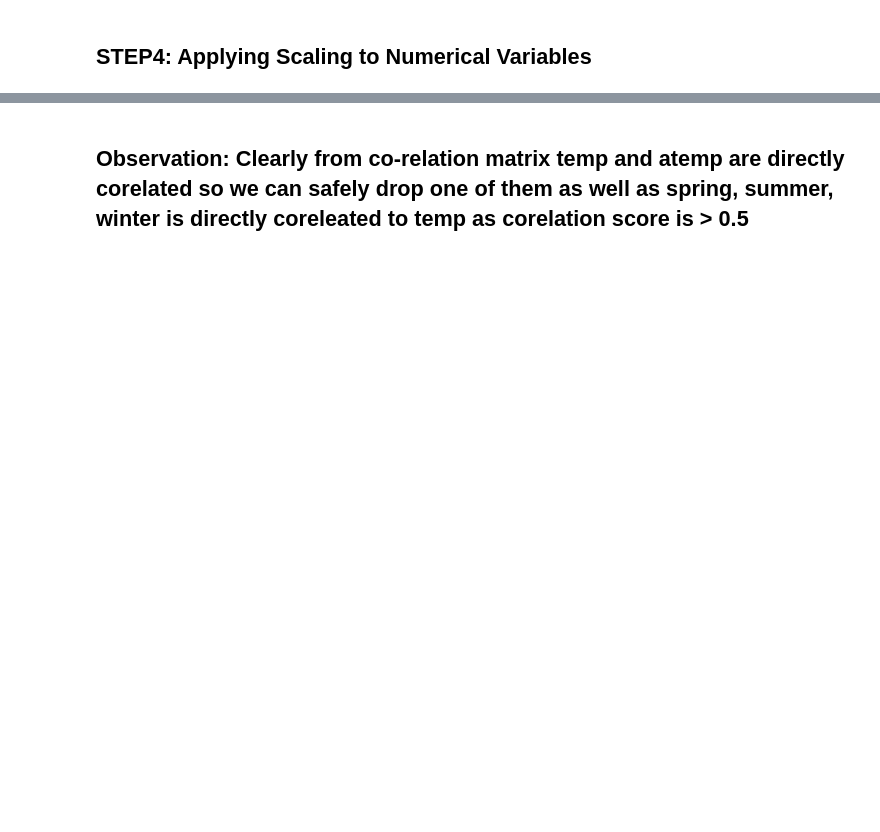
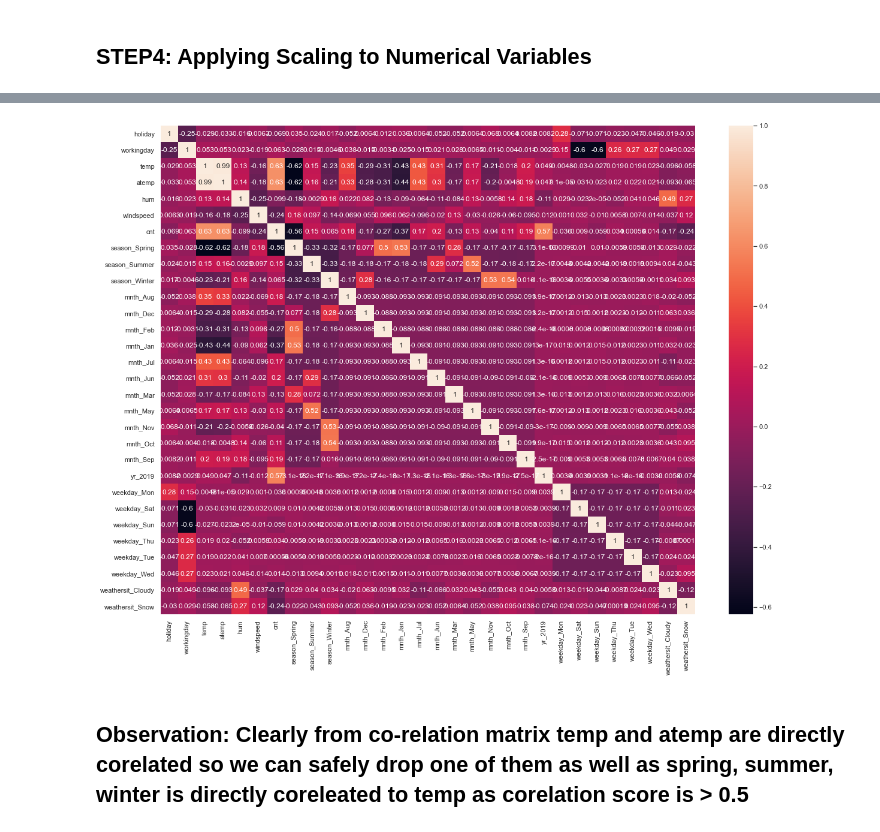
Before and after one commit to singhsushilmle/BikeSharing, a Jupyter notebook: BikeSharing.ipynb, the cells around one changed output, grey strips where cells are left out. Cells and saved outputs as stored; diff of their text form; code cells hidden in the pictures; blank space fills up the shorter version.

```diff
--- a/BikeSharing.ipynb
+++ b/BikeSharing.ipynb
@@ -265,12 +270,16 @@ plt.show()
 # %%
 ## 2(d) Convert Descrete Numerical Variable into Categorical Variable to analyse more
 #Convert weathersit,season,mnth & weekday as per data sictionary description
+
 bike['weathersit'] = bike['weathersit'].map({1:'Clear',2:'Cloudy',3:'Snow',4:'Rain'})
+
 bike['season'] = bike['season'].map({1:'Spring',2:'Summer',3:'Fall',4:'Winter'})
+
 bike['mnth']   = bike['mnth'].map({1:'Jan',2:'Feb',3:'Mar',4:'Apr',5:'May',6:'Jun',7:'Jul',
                                  8:'Aug',9:'Sep',10:'Oct',11:'Nov',12:'Dec'})
 bike['weekday'] = bike['weekday'].map({0:'Sun',1:'Mon',2:'Tue',3:'Wed',4:'Thu',5:'Fri',
                                        6:'Sat'})
+bike['yr'] = bike['yr'].map({0:'2018',1:'2019'})
 # %%
 plt.figure(figsize=(12, 6))
 plt.subplot(1,2,1)
@@ -372,13 +381,3 @@ Name: yr, Length: 730, dtype: int64
 # %%
 bike = pd.get_dummies(data=bike,
-                      columns=['season','mnth','weekday','weathersit'],drop_first = True)
+                      columns=['season','mnth','yr','weekday','weathersit'],drop_first = True)
-# %%
-# Get the dummy variables for the feature weathersit' and
-# store it in a new variable - 'status'
-
-#bike=pd.get_dummies(data=bike, columns=['season', 'mnth','weekday','weathersit'],
-#                  drop_first = True)
-bike=pd.get_dummies(bike[['season', 'mnth','weekday','weathersit']],
-                  drop_first = True)
-bike.head()
-bike.head()
@@ -415,16 +509,16 @@ print(ytrain.head())
 # %%
 #drop dteDay Since dteDay is covered under yr
-df = df.drop('dteday',axis = 1)
+bike = bike.drop('dteday',axis = 1)
 Xtrain = Xtrain.drop('dteday',axis = 1)
 
 #Drop instant since this is auto-increment number, will not have any significance in model
-df = df.drop('instant',axis = 1)
+bike = bike.drop('instant',axis = 1)
 Xtrain = Xtrain.drop('instant',axis = 1)
 
 #Drop instant since this already connected to cnt, will be directly corelated to Cnt
-df = df.drop('registered',axis = 1)
+bike = bike.drop('registered',axis = 1)
 Xtrain = Xtrain.drop('registered',axis = 1)
 
 #Drop instant since this already connected to cnt,  will be directly corelated to Cnt
-df = df.drop('casual',axis = 1)
+bike = bike.drop('casual',axis = 1)
 Xtrain = Xtrain.drop('casual',axis = 1)
@@ -437,9 +550,11 @@ print(bike.type)
 # %%
-corrMatrix = df.corr()
+corrMatrix = bike.corr()
 plt.figure(figsize = (20, 15))
 sns.heatmap(corrMatrix, annot=True)
 #sns.set(rc={"figure.figsize":(100, 50)}) #width=20, #height=20
 plt.show()
+# %% [output]
+[figure, added]
 # %% [markdown]
 ## Observation: Clearly from co-relation matrix temp and atemp are directly corelated so we can safely drop one of them as well as spring, summer, winter is directly coreleated to temp as corelation score is > 0.5
 # %%
```
Also changed, not shown: parts of 42 cells of this notebook.
